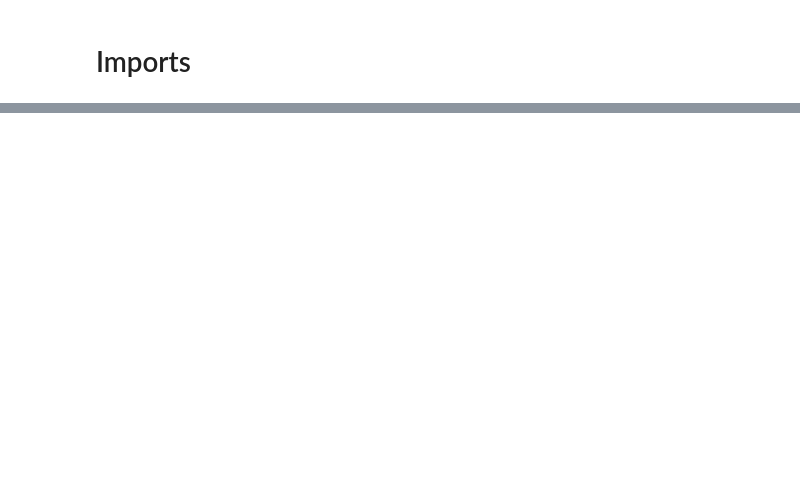
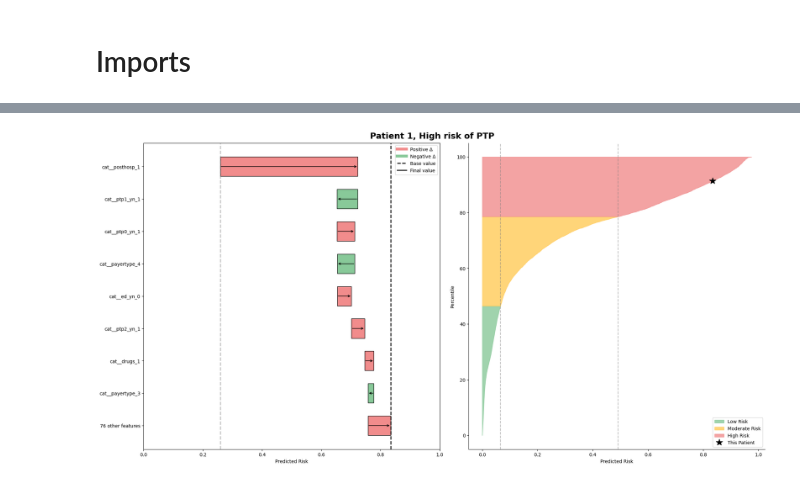
Before and after one commit to mattstoebe/CSU_MAS, a Jupyter notebook: Capstone/patient_scorecard.ipynb, the cells around one changed output, grey strips where cells are left out. Cells and saved outputs as stored; diff of their text form; code cells hidden in the pictures; blank space fills up the shorter version.

```diff
--- a/Capstone/patient_scorecard.ipynb
+++ b/Capstone/patient_scorecard.ipynb
@@ -9,0 +35,4 @@ Randomly selected patient ID: 1080
+# %%
+pru.create_patient_summary(patient_num=1, top_n = 8)
+# %% [output]
+[figure, added]
```
Also changed, not shown: parts of 2 cells of this notebook.
